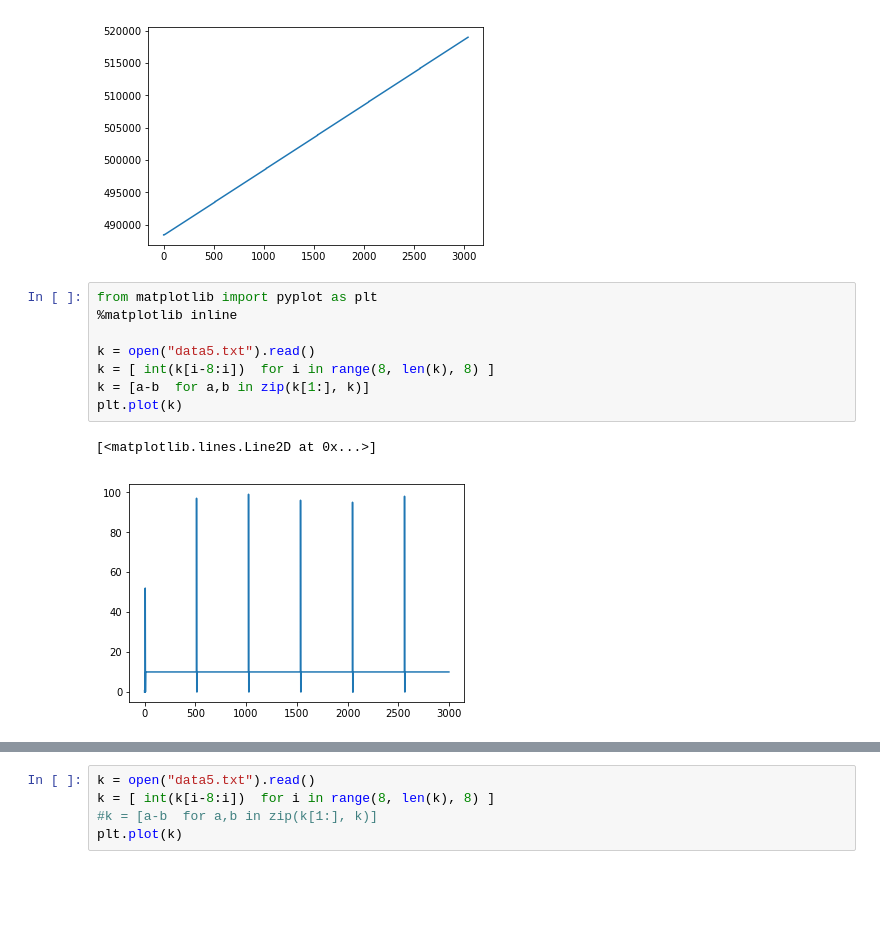
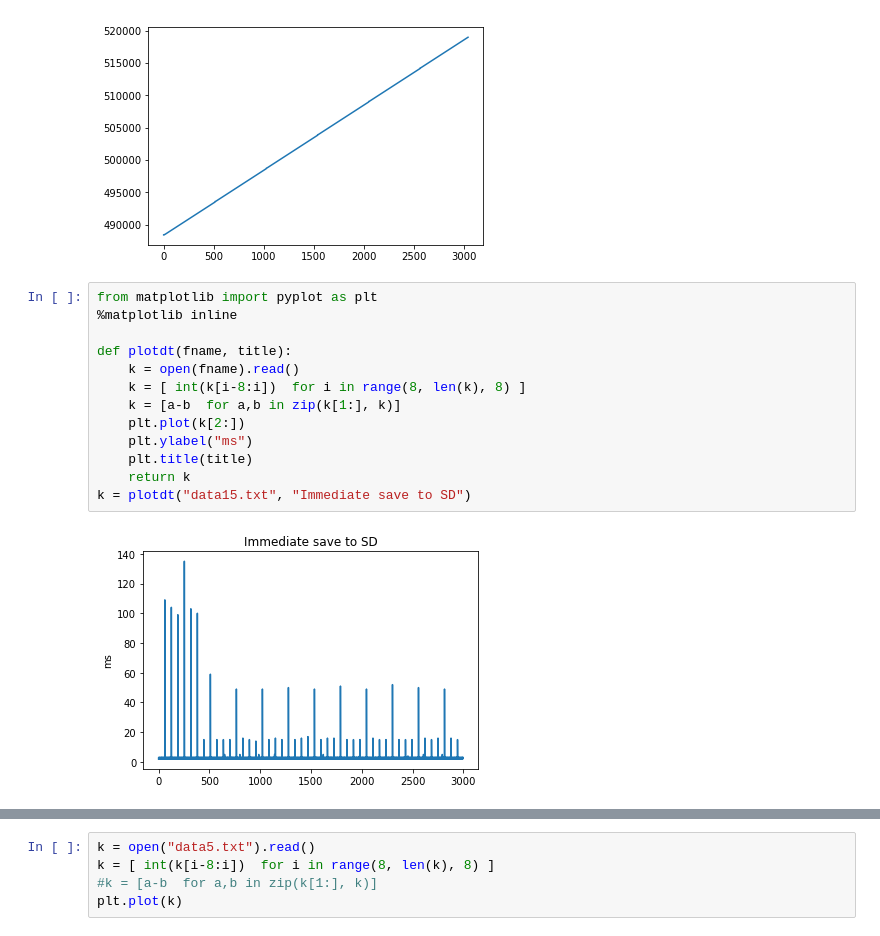
Before and after one commit to goatchurchprime/jupyter_micropython_developer_notebooks, a Jupyter notebook: FileSystemTests/pc_analyse_timings.ipynb, the cells around one changed output, grey strips where cells are left out. Cells and saved outputs as stored; diff of their text form; blank space fills up the shorter version.

```diff
--- a/FileSystemTests/pc_analyse_timings.ipynb
+++ b/FileSystemTests/pc_analyse_timings.ipynb
@@ -20,11 +20,15 @@ plt.plot(k)
 # %%
 from matplotlib import pyplot as plt
 %matplotlib inline
 
-k = open("data5.txt").read()
-k = [ int(k[i-8:i])  for i in range(8, len(k), 8) ]
-k = [a-b  for a,b in zip(k[1:], k)]
-plt.plot(k)
+def plotdt(fname, title):
+    k = open(fname).read()
+    k = [ int(k[i-8:i])  for i in range(8, len(k), 8) ]
+    k = [a-b  for a,b in zip(k[1:], k)]
+    plt.plot(k[2:])
+    plt.ylabel("ms")
+    plt.title(title)
+    return k
+k = plotdt("data15.txt", "Immediate save to SD")
 # %% [output]
-[<matplotlib.lines.Line2D at 0x...>]
-[figure, old version]
+[figure, new version]
```
Also changed, not shown: parts of 8 cells of this notebook, 1 other file.
